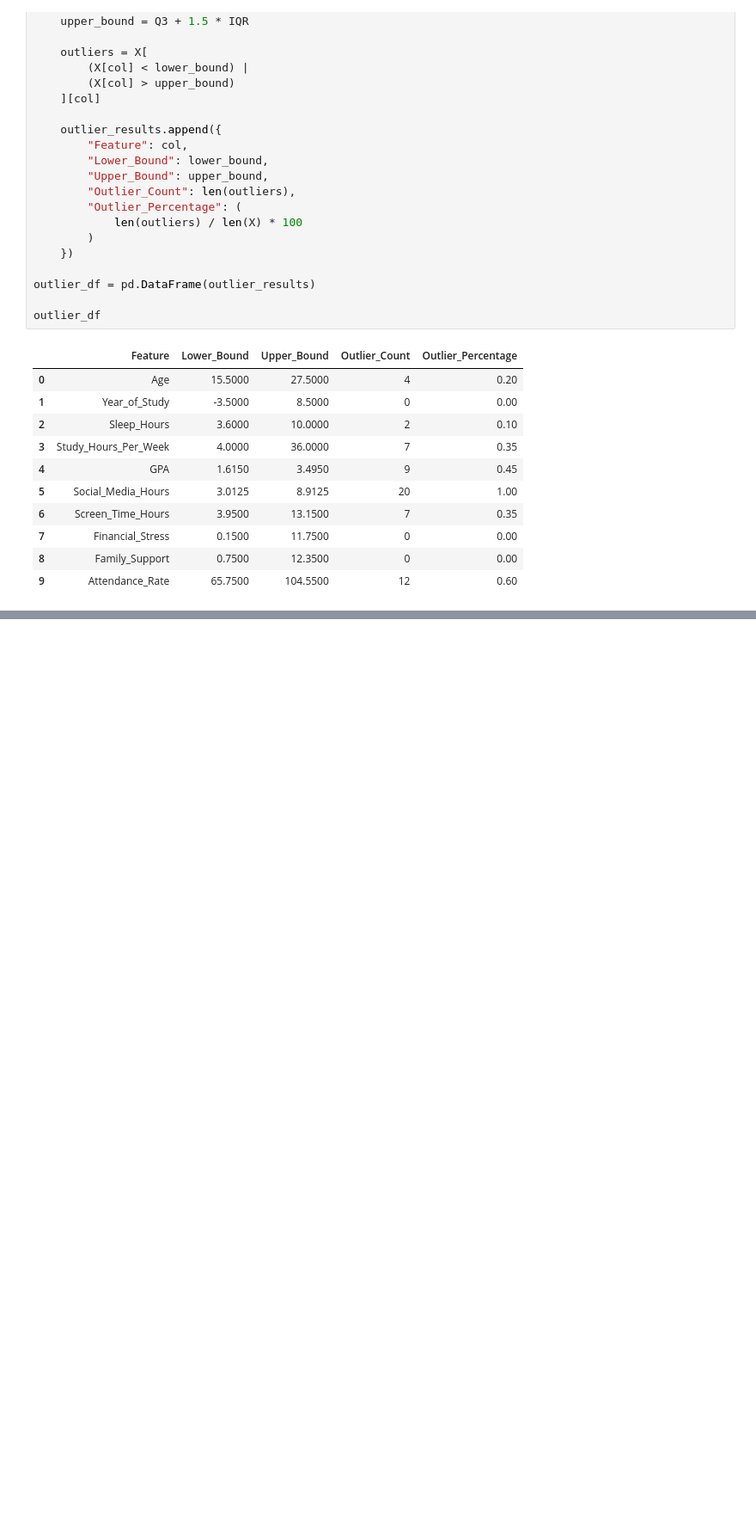
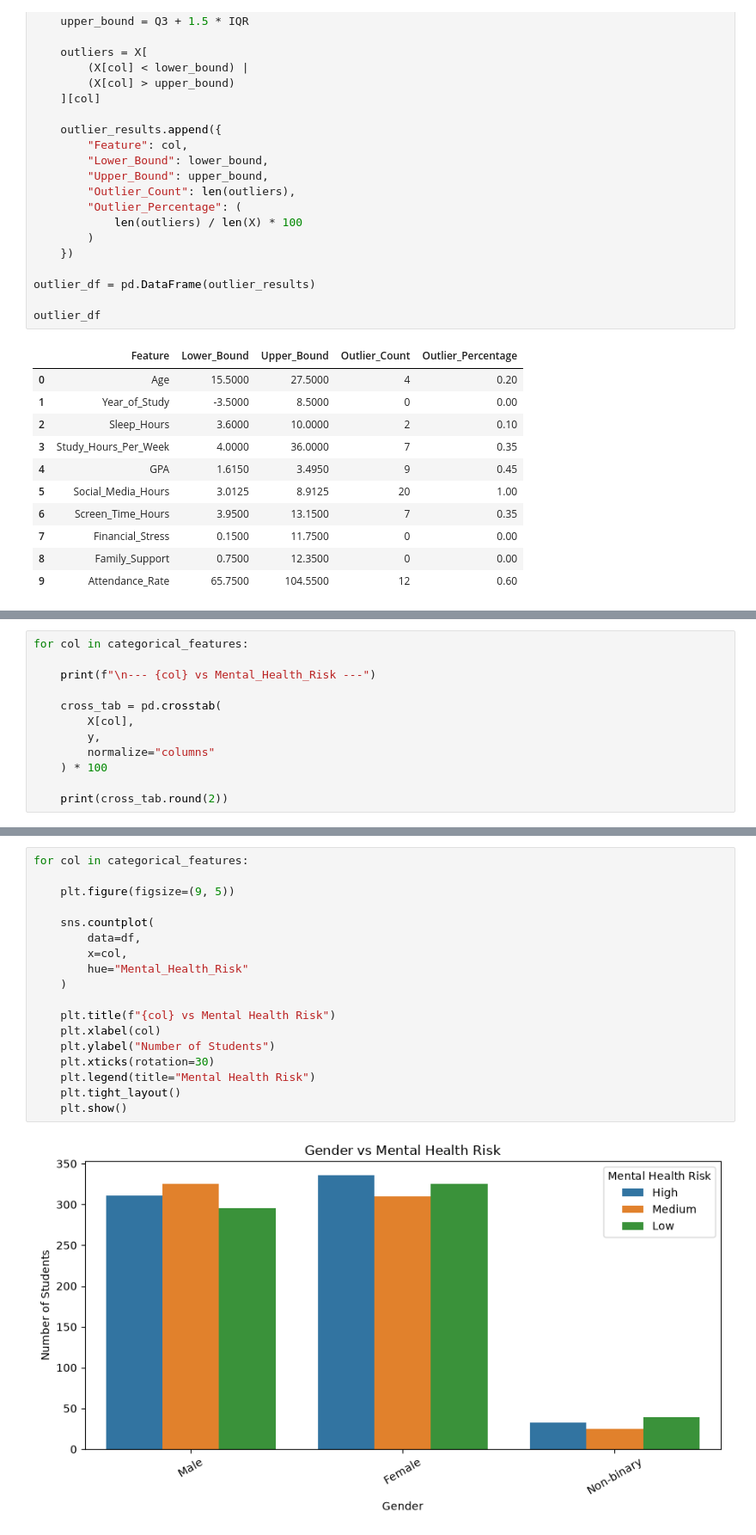
Before and after one commit to Moussa-Mohammed1/mental-health-risk-prediction, a Jupyter notebook: notebooks/01_eda.ipynb, the cells around one changed output, grey strips where cells are left out. Shown at 86% size. Saved outputs shown, nothing was run; the diff lists cells and outputs as text; blank space fills up the shorter version.

```diff
--- a/notebooks/01_eda.ipynb
+++ b/notebooks/01_eda.ipynb
@@ -326,0 +407,12 @@ outlier_df
+# %%
+for col in categorical_features:
+
+    print(f"\n--- {col} vs Mental_Health_Risk ---")
+
+    cross_tab = pd.crosstab(
+        X[col],
+        y,
+        normalize="columns"
+    ) * 100
+
+    print(cross_tab.round(2))
@@ -326,0 +437,20 @@ outlier_df
+# %%
+for col in categorical_features:
+
+    plt.figure(figsize=(9, 5))
+
+    sns.countplot(
+        data=df,
+        x=col,
+        hue="Mental_Health_Risk"
+    )
+
+    plt.title(f"{col} vs Mental Health Risk")
+    plt.xlabel(col)
+    plt.ylabel("Number of Students")
+    plt.xticks(rotation=30)
+    plt.legend(title="Mental Health Risk")
+    plt.tight_layout()
+    plt.show()
+# %% [output]
+[figure, added]
```
Also changed, not shown: parts of 6 cells of this notebook.
